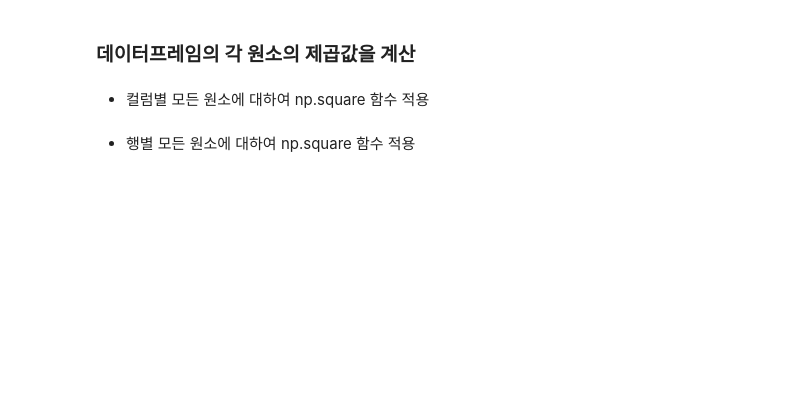
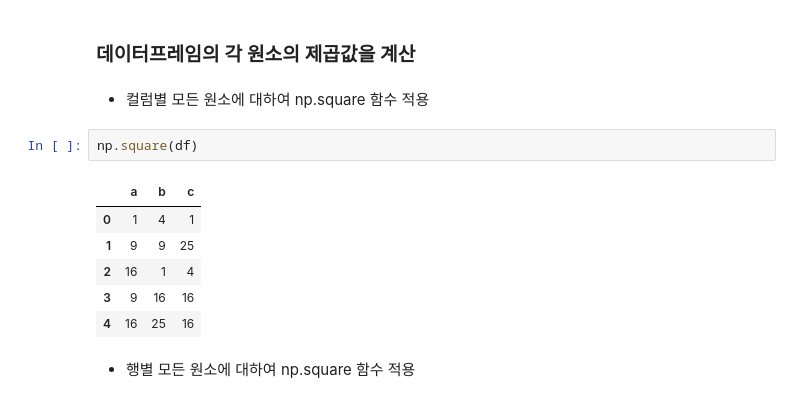
Before and after one commit to dkdkdk606/national_Defense, a Jupyter notebook: 04_pandas/1.코드/pandas_06_데이터파악과조작4_apply.ipynb, the cells around one changed output. Drawn from its saved outputs; the diff is of its cells as text; blank space fills up the shorter version.

```diff
--- a/04_pandas/1.코드/pandas_06_데이터파악과조작4_apply.ipynb
+++ b/04_pandas/1.코드/pandas_06_데이터파악과조작4_apply.ipynb
@@ -54,5 +175,14 @@ apply(함수, axis=0)
 ### 데이터프레임의 각 원소의 제곱값을 계산
 # %% [markdown]
 - 컬럼별 모든 원소에 대하여 np.square 함수 적용
+# %%
+np.square(df)
+# %% [output]
+|  | a | b | c |
+| 0 | 1 | 4 | 1 |
+| 1 | 9 | 9 | 25 |
+| 2 | 16 | 1 | 4 |
+| 3 | 9 | 16 | 16 |
+| 4 | 16 | 25 | 16 |
 # %% [markdown]
 - 행별 모든 원소에 대하여 np.square 함수 적용
```
Also changed, not shown: parts of 36 cells of this notebook, 15 other files.
